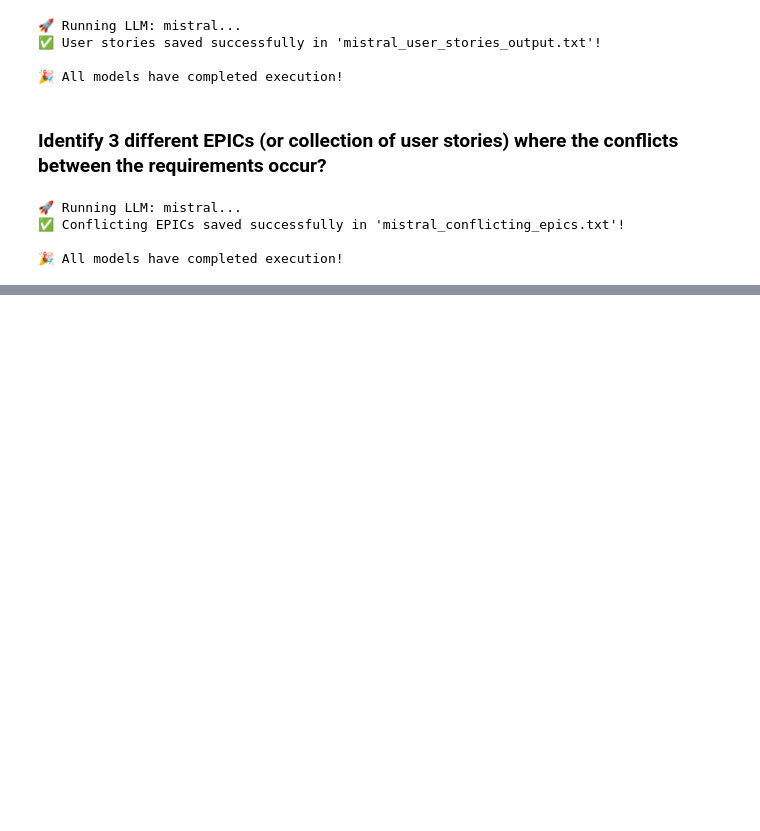
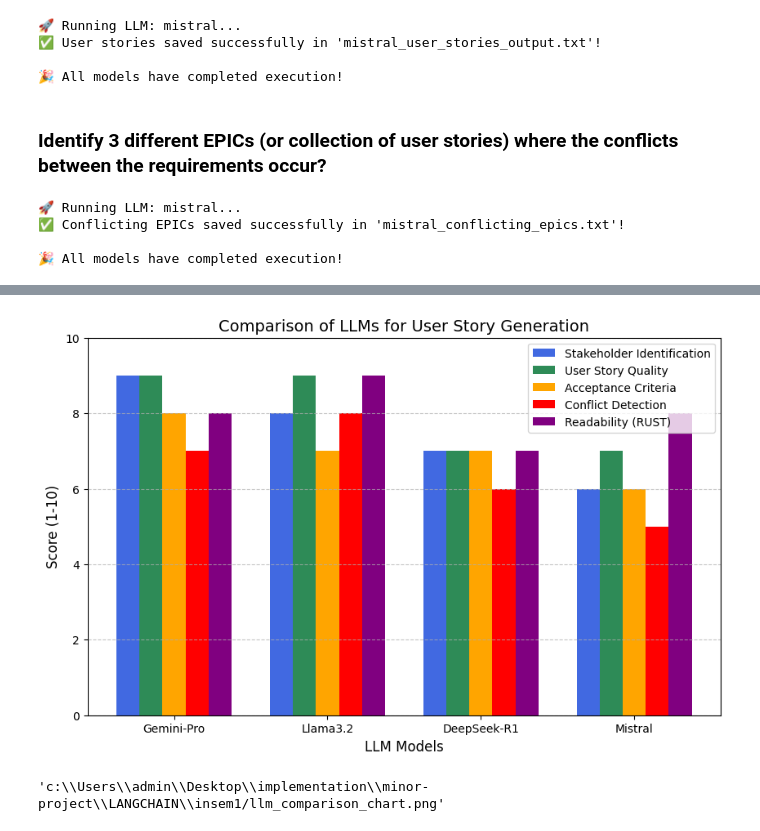
Before and after one commit to vrajkmrpatel/minor-project, a Jupyter notebook: LANGCHAIN/insem1/main.ipynb, the cells around one changed output, grey strips where cells are left out. Cells and saved outputs as stored; diff of their text form; code cells hidden in the pictures; blank space fills up the shorter version.

```diff
--- a/LANGCHAIN/insem1/main.ipynb
+++ b/LANGCHAIN/insem1/main.ipynb
@@ -300,0 +323,56 @@ print("🎉 All models have completed execution!")
+# %%
+# Reimport necessary libraries
+import os
+import numpy as np
+import matplotlib.pyplot as plt
+
+# LLMs being compared
+models = ["Gemini-Pro", "Llama3.2", "DeepSeek-R1", "Mistral"]
+
+# Scores for different evaluation criteria (scale: 1-10)
+stakeholder_identification = [9, 8, 7, 6]  # How well they identify stakeholders
+user_story_quality = [9, 9, 7, 7]          # Adherence to INVEST framework
+acceptance_criteria = [8, 7, 7, 6]         # Success & failure conditions coverage
+conflict_detection = [7, 8, 6, 5]          # Ability to detect EPIC conflicts
+readability_rust = [8, 9, 7, 8]            # Readability based on RUST scores
+
+# Set figure size
+plt.figure(figsize=(10, 6))
+
+# X-axis positions
+x = np.arange(len(models))
+
+# Bar width
+bar_width = 0.15
+
+# Plot bars for each evaluation metric
+plt.bar(x - 2*bar_width, stakeholder_identification, width=bar_width, label="Stakeholder Identification", color="royalblue")
+plt.bar(x - bar_width, user_story_quality, width=bar_width, label="User Story Quality", color="seagreen")
+plt.bar(x, acceptance_criteria, width=bar_width, label="Acceptance Criteria", color="orange")
+plt.bar(x + bar_width, conflict_detection, width=bar_width, label="Conflict Detection", color="red")
+plt.bar(x + 2*bar_width, readability_rust, width=bar_width, label="Readability (RUST)", color="purple")
+
+# Labels and title
+plt.xlabel("LLM Models", fontsize=12)
+plt.ylabel("Score (1-10)", fontsize=12)
+plt.title("Comparison of LLMs for User Story Generation", fontsize=14)
+plt.xticks(x, models, fontsize=10)
+plt.legend(loc="upper right", fontsize=10)
+plt.ylim(0, 10)
+
+# Show grid lines for better readability
+plt.grid(axis="y", linestyle="--", alpha=0.7)
+
+# Save the figure
+path = os.getcwd()
+chart_path = f"{path}/llm_comparison_chart.png"
+plt.savefig(chart_path)
+
+# Show the chart
+plt.show()
+
+# Return the saved chart path
+chart_path
+# %% [output]
+[figure, added]
+'c:\\Users\\admin\\Desktop\\implementation\\minor-project\\LANGCHAIN\\insem1/llm_comparison_chart.png'
```
Also changed, not shown: parts of 1 cell of this notebook, 4 other files.
